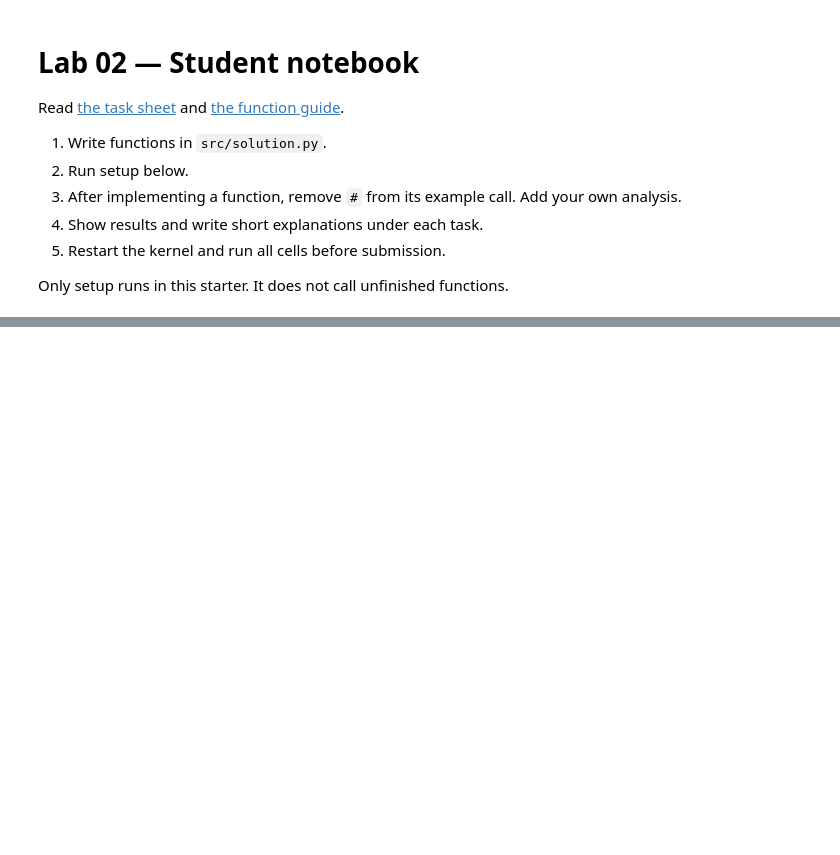
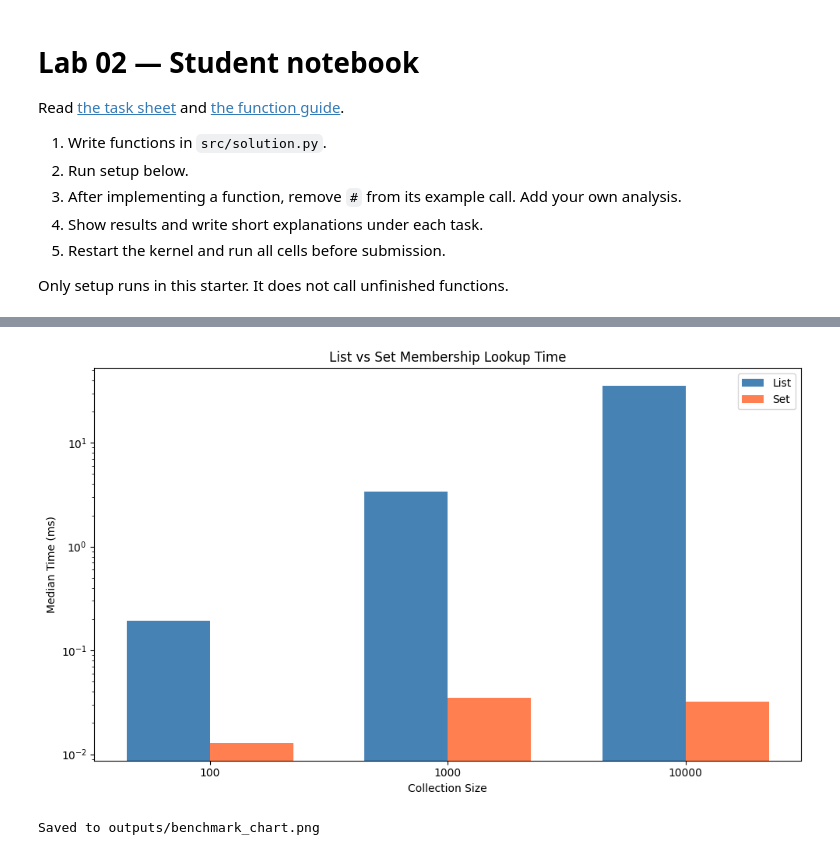
Before and after one commit to shakhzod-ucell/lab_02, a Jupyter notebook: notebooks/lab.ipynb, the cells around one changed output, grey strips where cells are left out. Cells and saved outputs as stored; diff of their text form; code cells hidden in the pictures; blank space fills up the shorter version.

```diff
--- a/notebooks/lab.ipynb
+++ b/notebooks/lab.ipynb
@@ -96,0 +365,25 @@ print("Input:", ROOT/"data"/"transactions.jsonl")
+# %%
+# Create benchmark chart
+fig, ax = plt.subplots(figsize=(10, 6))
+
+x = range(len(sizes))
+width = 0.35
+
+bars1 = ax.bar([i - width/2 for i in x], timing_df['list_median_ms'], width, label='List', color='steelblue')
+bars2 = ax.bar([i + width/2 for i in x], timing_df['set_median_ms'], width, label='Set', color='coral')
+
+ax.set_xlabel('Collection Size')
+ax.set_ylabel('Median Time (ms)')
+ax.set_title('List vs Set Membership Lookup Time')
+ax.set_xticks(x)
+ax.set_xticklabels([str(s) for s in sizes])
+ax.legend()
+ax.set_yscale('log')
+
+plt.tight_layout()
+plt.savefig(ROOT / "outputs" / "benchmark_chart.png", dpi=150)
+plt.show()
+print("Saved to outputs/benchmark_chart.png")
+# %% [output]
+[figure, added]
+Saved to outputs/benchmark_chart.png
```
Also changed, not shown: parts of 17 cells of this notebook, 10 other files.
